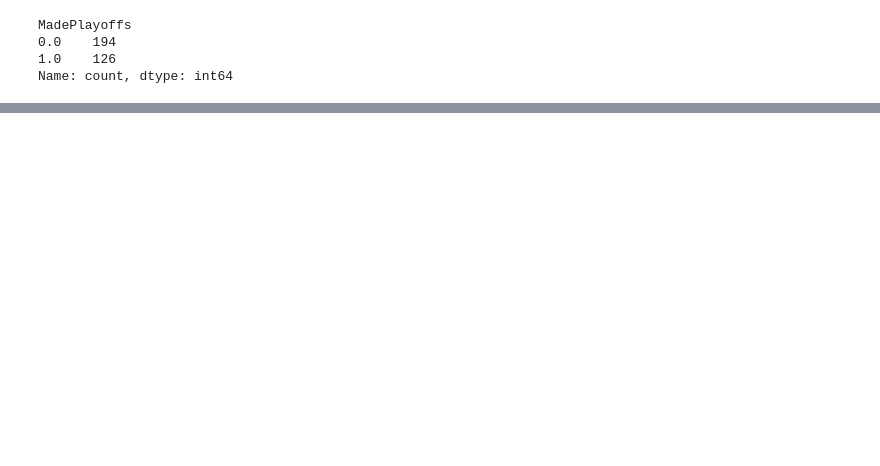
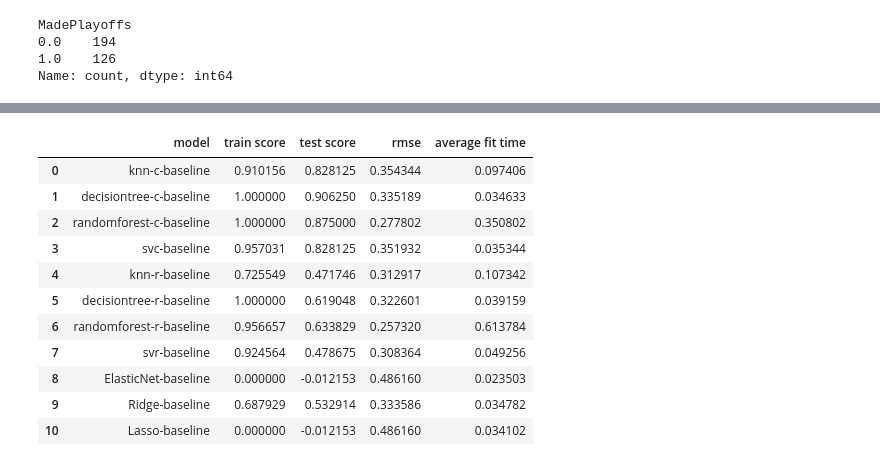
Before and after one commit to codemonkey1101/ucb-mlai-capstone, a Jupyter notebook: feature_evaluation.ipynb, the cells around one changed output, grey strips where cells are left out. Saved outputs shown, nothing was run; the diff lists cells and outputs as text; code cells hidden in the pictures; blank space fills up the shorter version.

```diff
--- a/feature_evaluation.ipynb
+++ b/feature_evaluation.ipynb
@@ -104,0 +113,6 @@ score_diff_plus_stats_X_test = df.loc[:, step2_target_list].query('Year > 2020')
+# %%
+#encode training data
+y_lte_2020_encoded = encodeCategory(y_lte_2020)
+
+#encode test data
+y_gt_2020_encoded =  encodeCategory(y_gt_2020)
@@ -104,0 +155,15 @@ score_diff_plus_stats_X_test = df.loc[:, step2_target_list].query('Year > 2020')
+# %%
+# Baseline models
+models = {
+    'knn-c': (KNeighborsClassifier()),
+    'decisiontree-c': (DecisionTreeClassifier(random_state=42)),
+    'randomforest-c': (RandomForestClassifier(random_state=42)),
+    'svc': (SVC(random_state=42)),
+    'knn-r': (KNeighborsRegressor()),
+    'decisiontree-r': (DecisionTreeRegressor(random_state=42)),
+    'randomforest-r': (RandomForestRegressor(random_state=42)),
+    'svr': (SVR()),
+    'ElasticNet': (ElasticNet(random_state=42)),
+    'Ridge' : (Ridge(random_state=42)),
+    'Lasso': (Lasso(random_state=42))
+}
@@ -105 +226,25 @@ score_diff_plus_stats_X_test = df.loc[:, step2_target_list].query('Year > 2020')
+# %%
+# STEP 1: Feature Selection - get baseline using X training features allstats_X_train
+
+# create baseline models for all-stats vs score differential
+results_df = executeModelsForBaselineEval(models, X_lte_2020, y_lte_2020_encoded, X_gt_2020, y_gt_2020_encoded, rmse_scorer)
+
+results_df.to_json('results/allstats_makeplayoffs_baseline_model_results_df.json', orient='records', double_precision=10)
+
+# baseline results
+baseline_df = pd.read_json(r'results/allstats_makeplayoffs_baseline_model_results_df.json')
+baseline_df[['model', 'train score','test score', 'rmse','average fit time']]
+# %% [output]
+|  | model | train score | test score | rmse | average fit time |
+| 0 | knn-c-baseline | 0.910156 | 0.828125 | 0.354344 | 0.097406 |
+| 1 | decisiontree-c-baseline | 1.000000 | 0.906250 | 0.335189 | 0.034633 |
+| 2 | randomforest-c-baseline | 1.000000 | 0.875000 | 0.277802 | 0.350802 |
+| 3 | svc-baseline | 0.957031 | 0.828125 | 0.351932 | 0.035344 |
+| 4 | knn-r-baseline | 0.725549 | 0.471746 | 0.312917 | 0.107342 |
+| 5 | decisiontree-r-baseline | 1.000000 | 0.619048 | 0.322601 | 0.039159 |
+| 6 | randomforest-r-baseline | 0.956657 | 0.633829 | 0.257320 | 0.613784 |
+| 7 | svr-baseline | 0.924564 | 0.478675 | 0.308364 | 0.049256 |
+| 8 | ElasticNet-baseline | 0.000000 | -0.012153 | 0.486160 | 0.023503 |
+| 9 | Ridge-baseline | 0.687929 | 0.532914 | 0.333586 | 0.034782 |
+| 10 | Lasso-baseline | 0.000000 | -0.012153 | 0.486160 | 0.034102 |
 # %%
```
Also changed, not shown: parts of 35 cells of this notebook, 3 other files.
